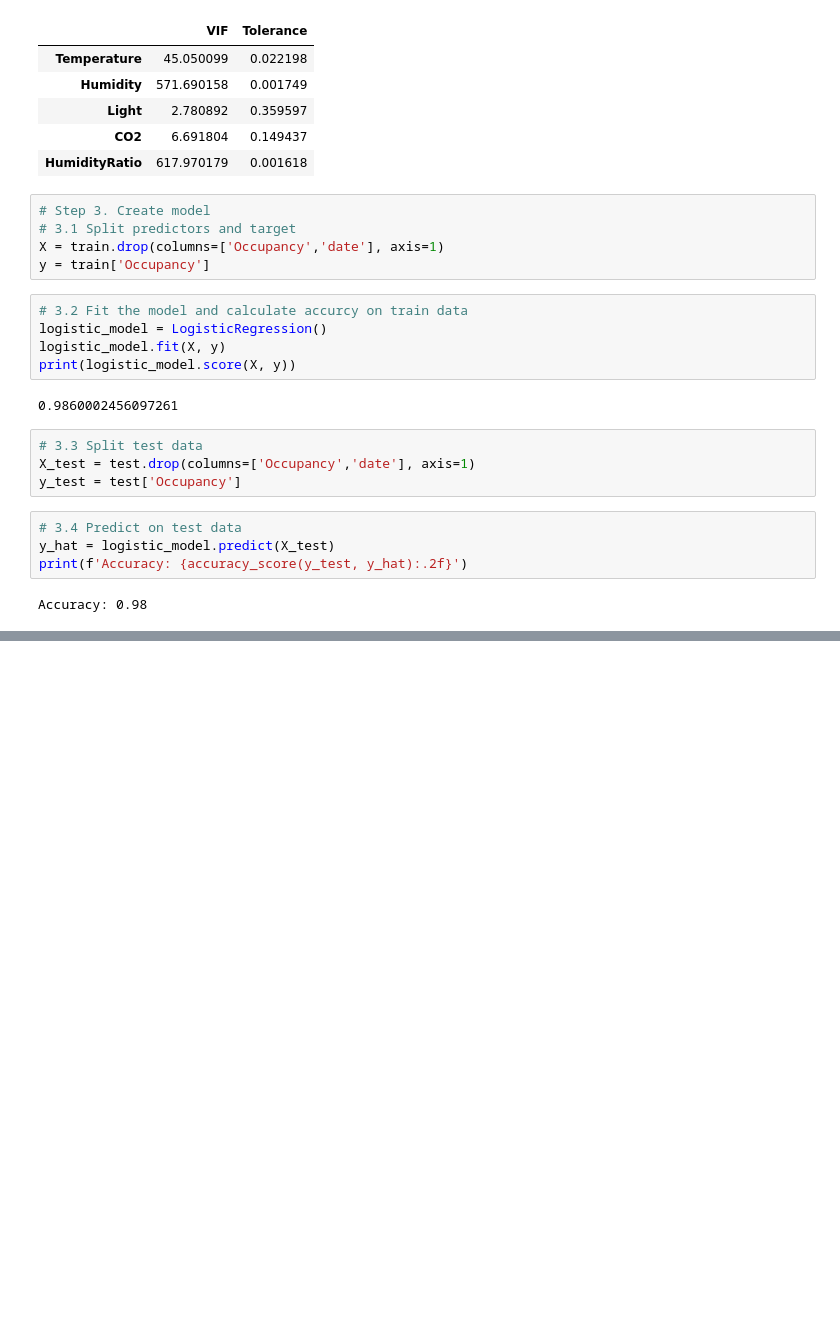
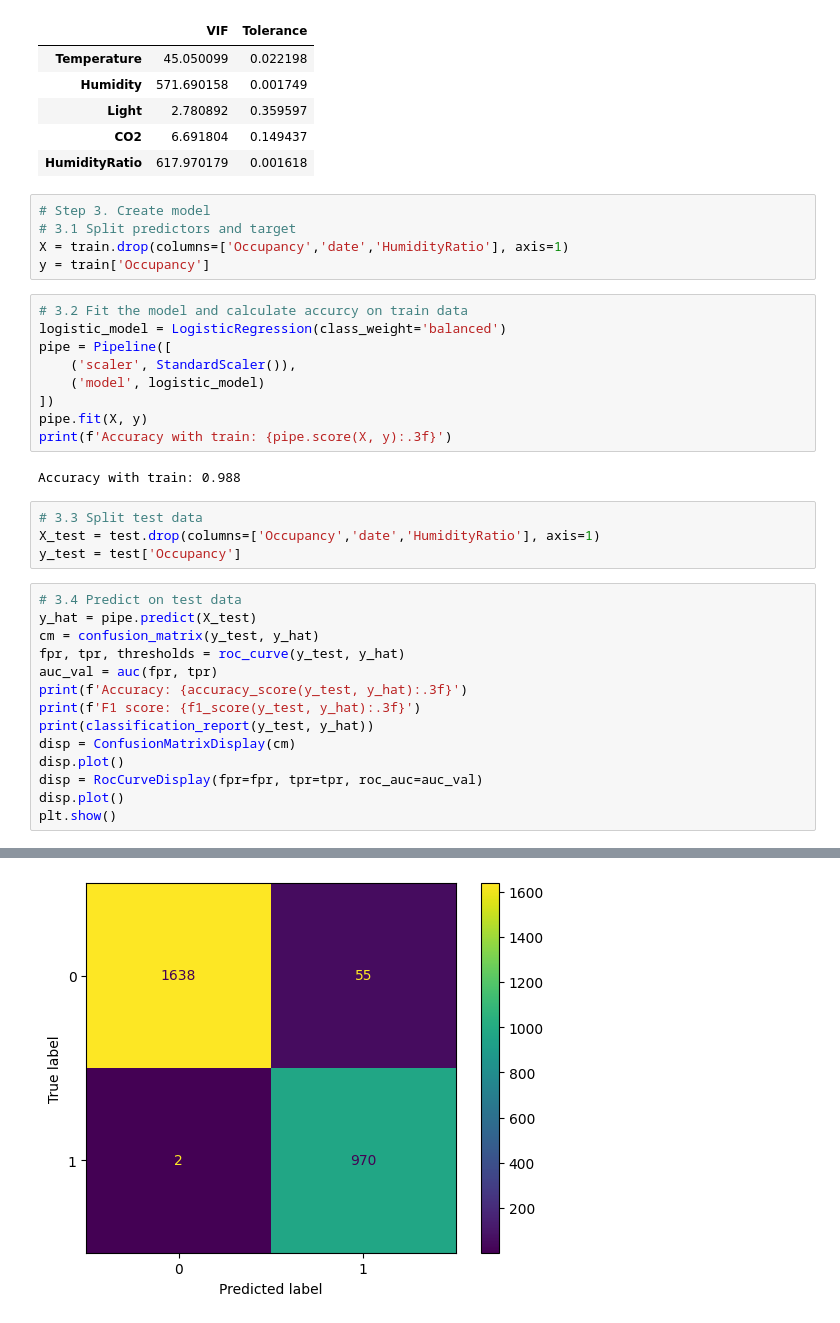
Before and after one commit to alexismenanieves/Docker_Compose_Occupancy, a Jupyter notebook: notebooks/01_Occupancy_Prediction_Classifier.ipynb, the cells around one changed output, grey strips where cells are left out. Cells and saved outputs as stored; diff of their text form; blank space fills up the shorter version.

Commit message:
Update report

```diff
--- a/notebooks/01_Occupancy_Prediction_Classifier.ipynb
+++ b/notebooks/01_Occupancy_Prediction_Classifier.ipynb
@@ -137,22 +134,35 @@ sklearn_vif(exogs=exogs, data=train_nodate)
 # %%
 # Step 3. Create model
 # 3.1 Split predictors and target
-X = train.drop(columns=['Occupancy','date'], axis=1)
+X = train.drop(columns=['Occupancy','date','HumidityRatio'], axis=1)
 y = train['Occupancy']
 # %%
 # 3.2 Fit the model and calculate accurcy on train data
-logistic_model = LogisticRegression()
-logistic_model.fit(X, y)
-print(logistic_model.score(X, y))
+logistic_model = LogisticRegression(class_weight='balanced')
+pipe = Pipeline([
+    ('scaler', StandardScaler()),
+    ('model', logistic_model)
+])
+pipe.fit(X, y)
+print(f'Accuracy with train: {pipe.score(X, y):.3f}')
 # %% [output]
-0.9860002456097261
+Accuracy with train: 0.988
 # %%
 # 3.3 Split test data
-X_test = test.drop(columns=['Occupancy','date'], axis=1)
+X_test = test.drop(columns=['Occupancy','date','HumidityRatio'], axis=1)
 y_test = test['Occupancy']
-# %%
-# 3.4 Predict on test data
-y_hat = logistic_model.predict(X_test)
-print(f'Accuracy: {accuracy_score(y_test, y_hat):.2f}')
-# %% [output]
-Accuracy: 0.98
+# %%
+# 3.4 Predict on test data
+y_hat = pipe.predict(X_test)
+cm = confusion_matrix(y_test, y_hat)
+fpr, tpr, thresholds = roc_curve(y_test, y_hat)
+auc_val = auc(fpr, tpr)
+print(f'Accuracy: {accuracy_score(y_test, y_hat):.3f}')
+print(f'F1 score: {f1_score(y_test, y_hat):.3f}')
+print(classification_report(y_test, y_hat))
+disp = ConfusionMatrixDisplay(cm)
+disp.plot()
+disp = RocCurveDisplay(fpr=fpr, tpr=tpr, roc_auc=auc_val)
+disp.plot()
+plt.show()
+# %% [output]
@@ -158,0 +179 @@ Accuracy: 0.98
+[figure, added]
```
Also changed, not shown: parts of 8 cells of this notebook.
